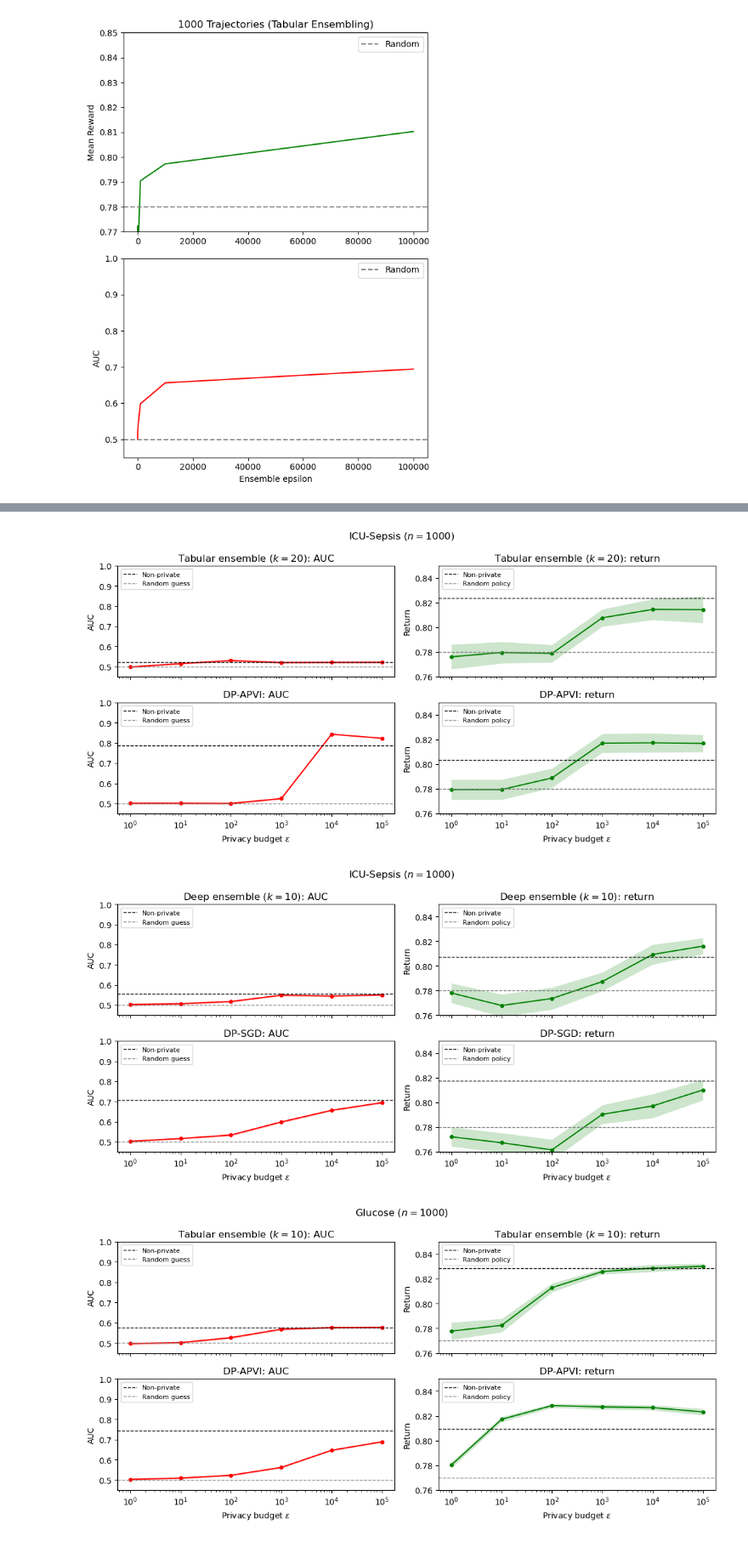
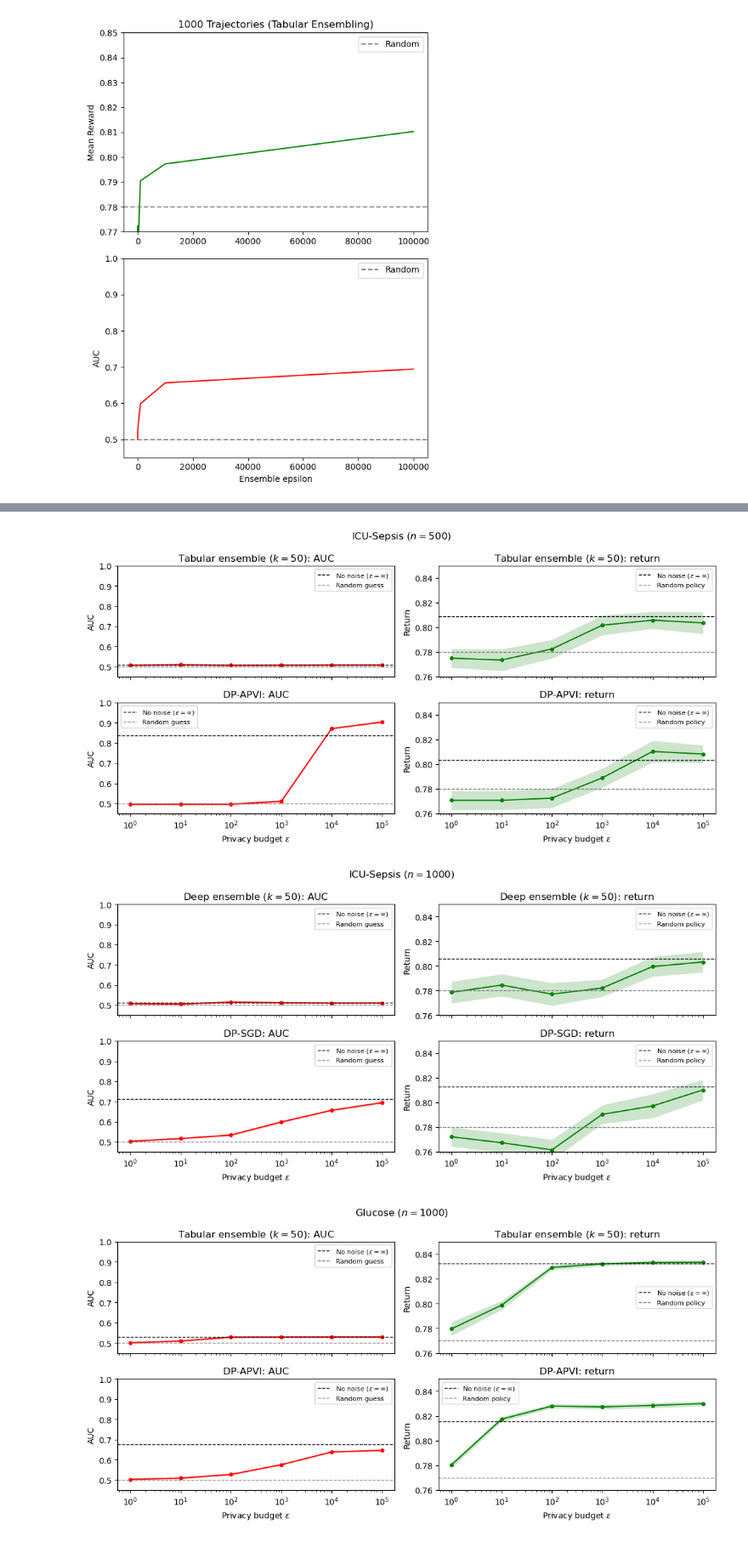
Before and after one commit to lanceHEN/Q-Learning-MIA, a Jupyter notebook: notebooks/dp_plots.ipynb, the cells around one changed output, grey strips where cells are left out. Shown at 85% size. Saved outputs shown, nothing was run; the diff lists cells and outputs as text; code cells hidden in the pictures.

```diff
--- a/notebooks/dp_plots.ipynb
+++ b/notebooks/dp_plots.ipynb
@@ -124,12 +124,12 @@ def _plot_metric(ax, t, color, reference, reference_label, ylim, ylabel):
     ax.fill_between(private.index, private["mean"] - private["ci"], private["mean"] + private["ci"],
                     color=color, alpha=0.2, linewidth=0)
     if np.inf in t.index:
-        ax.axhline(t.loc[np.inf, "mean"], color="black", linestyle="--", linewidth=1, label="Non-private")
+        ax.axhline(t.loc[np.inf, "mean"], color="black", linestyle="--", linewidth=1, label=r"No noise ($\varepsilon = \infty$)")
     ax.axhline(reference, color="gray", linestyle="--", linewidth=1, label=reference_label)
     ax.set_xscale("log")
     ax.set_ylim(ylim)
     ax.set_ylabel(ylabel)
-    ax.legend(loc="upper left", fontsize=8)
+    ax.legend(loc="best", fontsize=8)
 
 
 def stacked_auc_vs_epsilon(panels, n, random_return, title=None, filename=None,
@@ -156,24 +156,22 @@ def stacked_auc_vs_epsilon(panels, n, random_return, title=None, filename=None,
         fig.savefig(f"../data/plots/auc_vs_epsilon/{filename}", dpi=150, bbox_inches="tight")
     plt.show()
 # %%
-N, K = 1000, 20
+N, K = 500, 50  # every ensemble uses k = 50
 
 stacked_auc_vs_epsilon(
     [(f"Tabular ensemble ($k = {K}$)", "sepsis_tabular_ensemble", K), ("DP-APVI", "sepsis_dpapvi", 1)],
     n=N, random_return=0.78, title=f"ICU-Sepsis ($n = {N}$)", filename=f"sepsis_ensemble_vs_dpapvi_n{N}.png",
 )
-
-N, K = 1000, 10
-
+N = 1000
 stacked_auc_vs_epsilon(
     [(f"Deep ensemble ($k = {K}$)", "sepsis_cql_ensemble", K), ("DP-SGD", "sepsis_dpsgd", 1)],
     n=N, random_return=0.78, title=f"ICU-Sepsis ($n = {N}$)", filename=f"sepsis_ensemble_vs_dpsgd_n{N}.png",
 )
 stacked_auc_vs_epsilon(
     [(f"Tabular ensemble ($k = {K}$)", "glucose_tabular_ensemble", K), ("DP-APVI", "glucose_dpapvi", 1)],
     n=N, random_return=0.77, title=f"Glucose ($n = {N}$)", filename=f"glucose_ensemble_vs_dpapvi_n{N}.png",
 )
 # %% [output]
-[figure, old version]
+[figure, new version]
-[figure, old version]
+[figure, new version]
-[figure, old version]
+[figure, new version]
```
Also changed, not shown: parts of 1 cell of this notebook, 4 other files.
